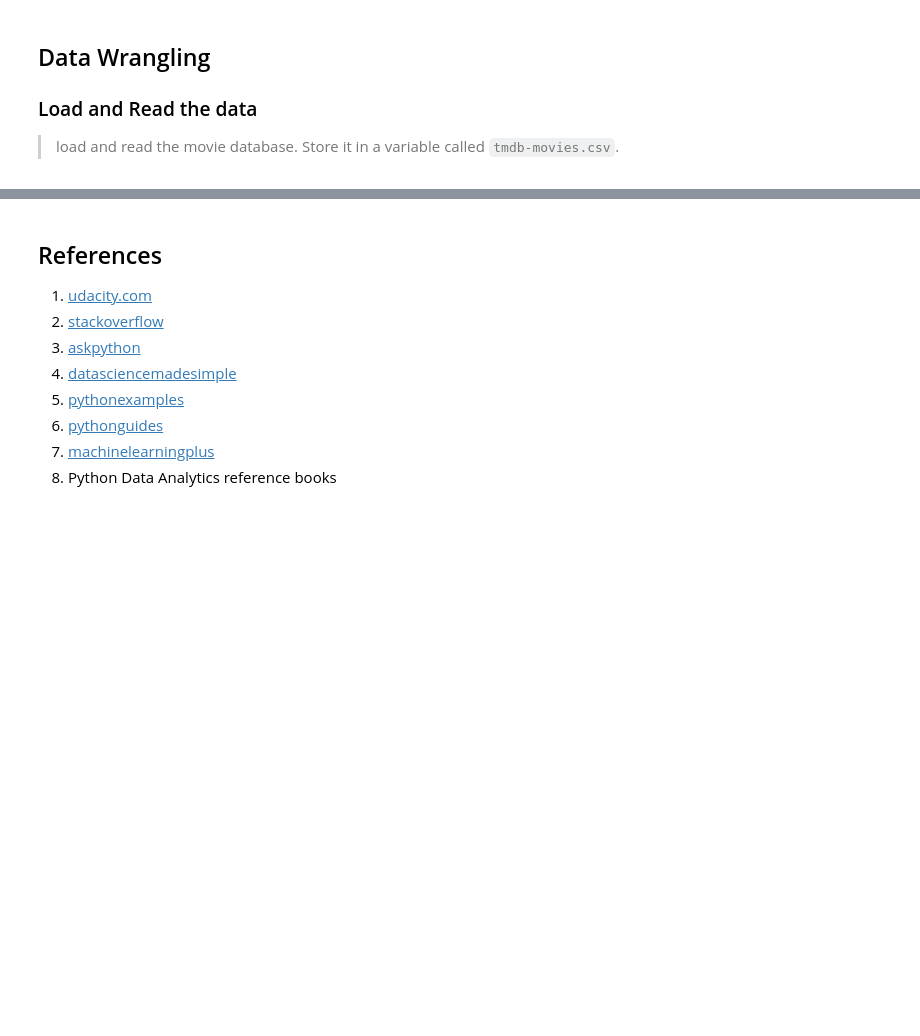
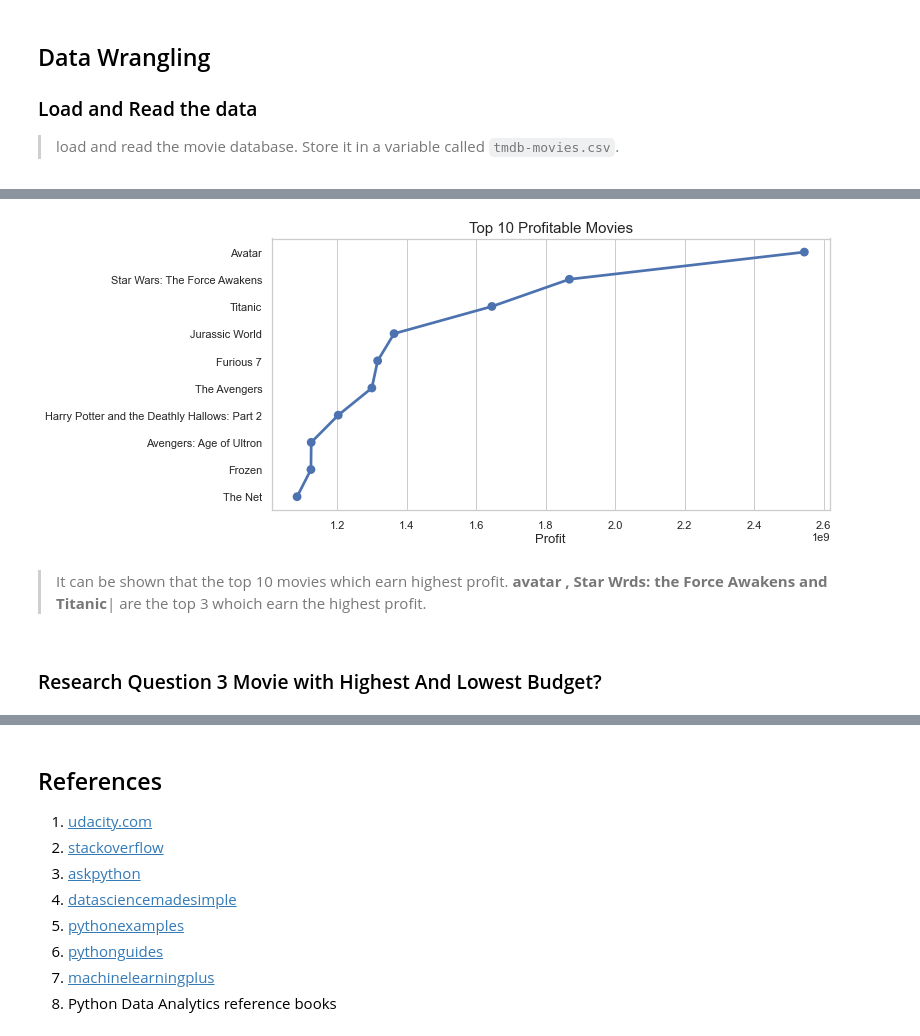
Before and after one commit to NigussieH/MovieDataAnalysis, a Jupyter notebook: MovieDataAnalysis.ipynb, the cells around one changed output, grey strips where cells are left out. Drawn from its saved outputs; the diff is of its cells as text; code cells hidden in the pictures; blank space fills up the shorter version.

```diff
--- a/MovieDataAnalysis.ipynb
+++ b/MovieDataAnalysis.ipynb
@@ -708,0 +235,4 @@ Name: director, dtype: int64
+# %%
+#calculate Profit for each of the movie
+#add a new column in the dataframe name 'Profit'
+movie['Profit'] = movie['revenue'] - movie['budget']
@@ -708,0 +282,24 @@ Name: director, dtype: int64
+# %%
+#make a plot which contain top 10 movies which earn highest profit.
+#sort the 'Profit' column in decending order and store it in the new dataframe,
+info = pd.DataFrame(movie['Profit'].sort_values(ascending = False))
+info['original_title'] = movie['original_title']
+data = list(map(str,(info['original_title'])))
+x = list(data[:10])
+y = list(info['Profit'][:10])
+
+#make a plot usinf pointplot for top 10 profitable movies.
+ax = sns.pointplot(x=y,y=x)
+
+#setup the figure size
+sns.set(rc={'figure.figsize':(10,5)})
+#setup the title and labels of the plot.
+ax.set_title("Top 10 Profitable Movies",fontsize = 15)
+ax.set_xlabel("Profit",fontsize = 13)
+sns.set_style("darkgrid")
+# %% [output]
+[figure, added]
+# %% [markdown]
+> It can be shown that the top 10 movies which earn highest profit. **avatar , Star Wrds: the Force Awakens and Titanic**| are the top 3 whoich earn the highest profit.
+# %% [markdown]
+### Research Question 3 Movie with Highest And Lowest Budget?
```
Also changed, not shown: parts of 171 cells of this notebook, 1 other file.
